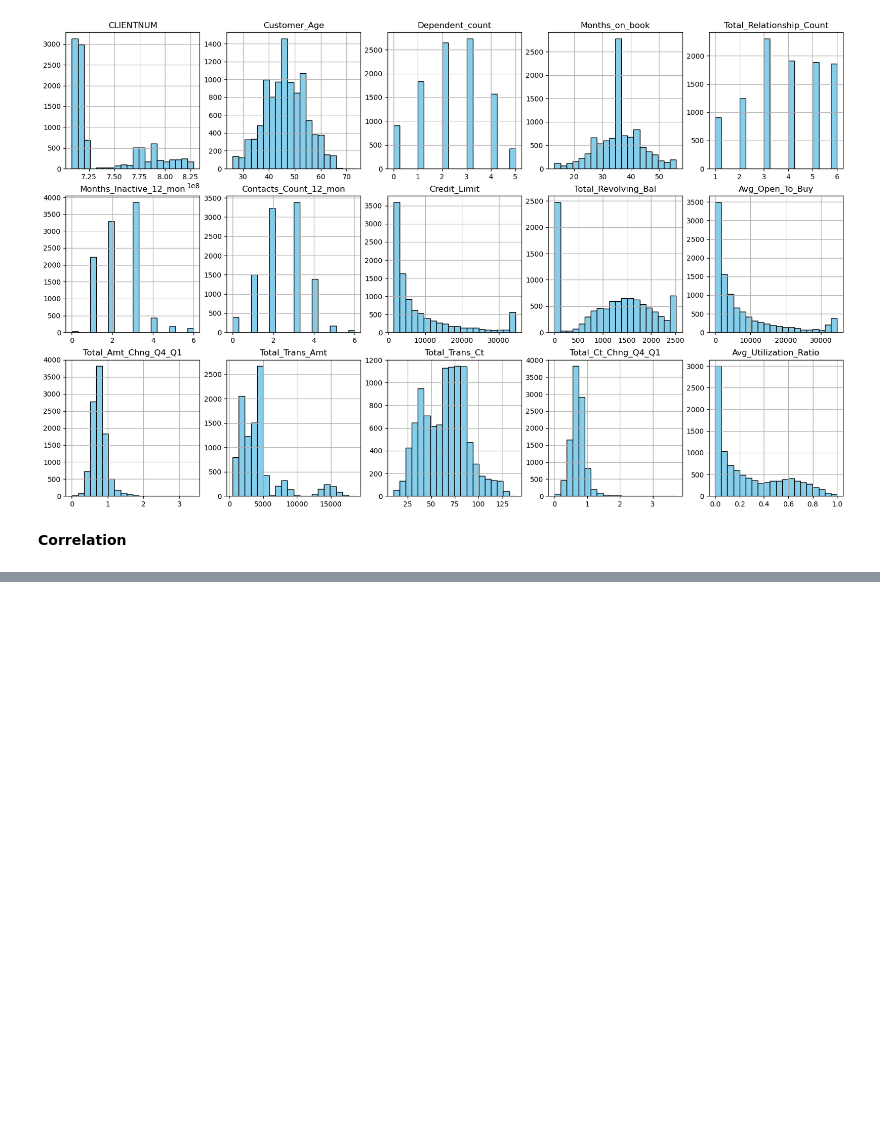
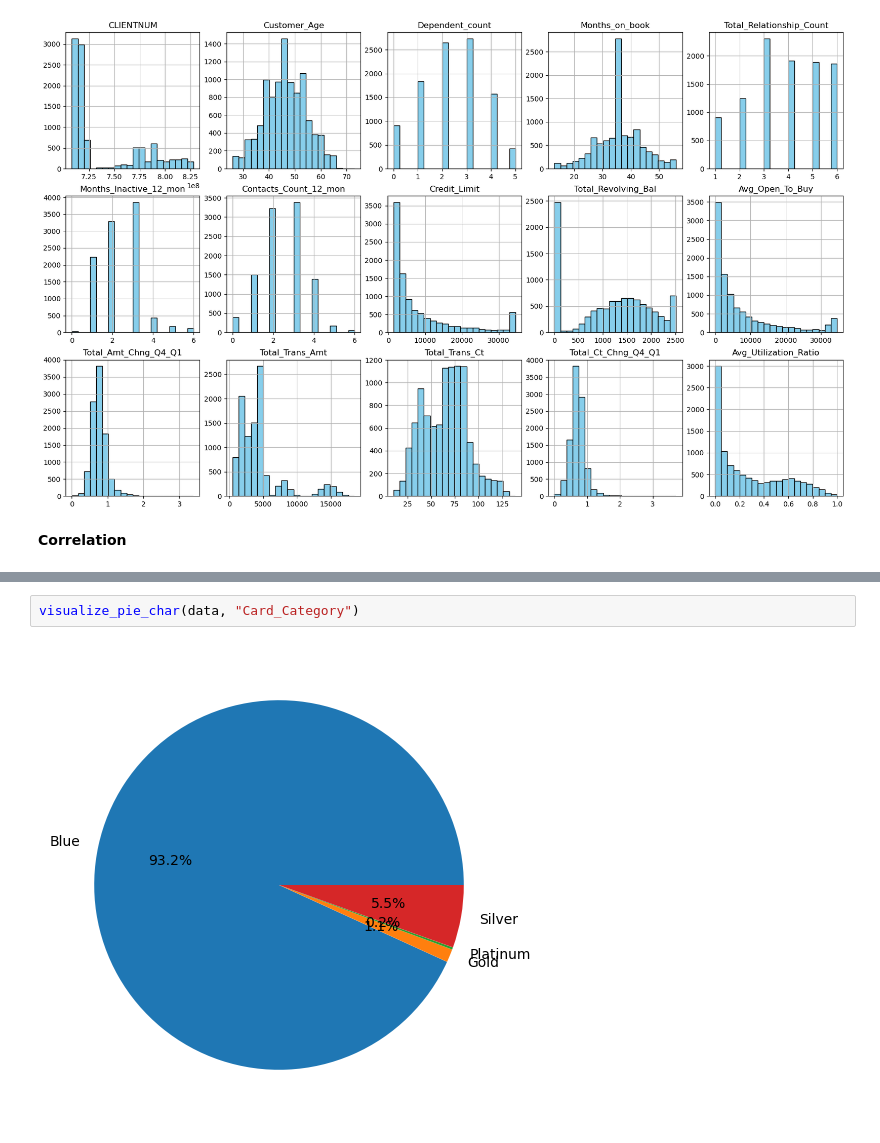
Before and after one commit to mhung211/Credit_Card, a Jupyter notebook: notebooks/01_data_exploration.ipynb, the cells around one changed output, grey strips where cells are left out. Saved outputs shown, nothing was run; the diff lists cells and outputs as text; blank space fills up the shorter version.

```diff
--- a/notebooks/01_data_exploration.ipynb
+++ b/notebooks/01_data_exploration.ipynb
@@ -211,0 +174,4 @@ plt.show()
+# %%
+visualize_pie_char(data, "Card_Category")
+# %% [output]
+[figure, added]
```
Also changed, not shown: parts of 7 cells of this notebook, 6 other files.
